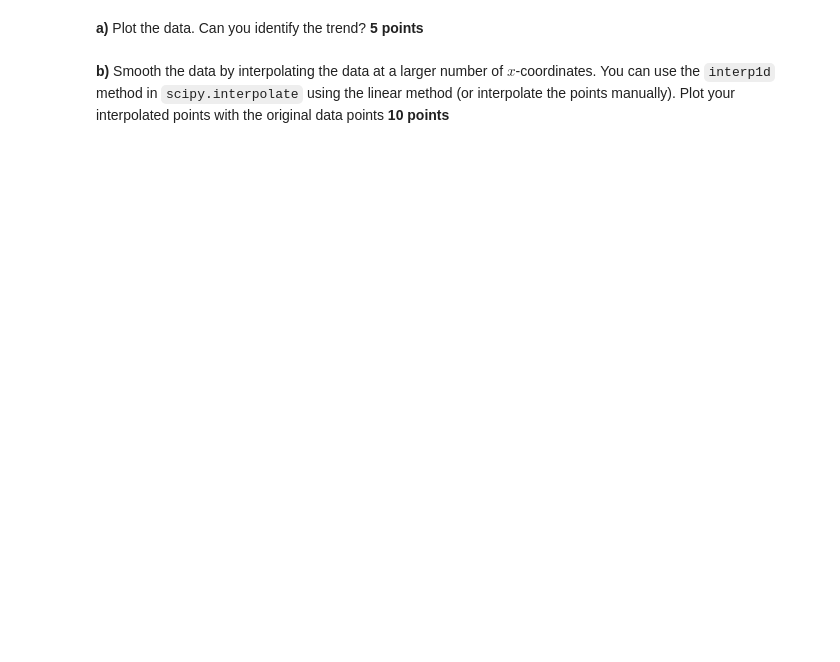
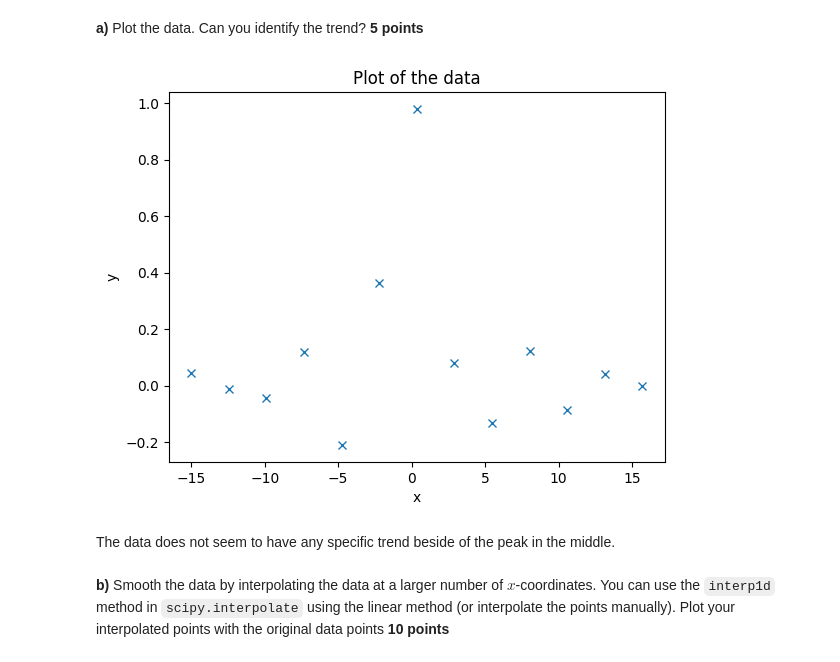
Before and after one commit to DAAP-Summer-2024/interpolation-and-smoothing-xdmc2012, a Jupyter notebook: assignment_6.ipynb, the cells around one changed output. Drawn from its saved outputs; the diff is of its cells as text; code cells hidden in the pictures; blank space fills up the shorter version.

```diff
--- a/assignment_6.ipynb
+++ b/assignment_6.ipynb
@@ -10,0 +11,8 @@ Load the data in `sparse_1.dat`. You will try to find a smooth the data using in
+# %%
+import numpy as np
+import matplotlib.pyplot as plt
+from scipy import interpolate
+
+# load the datafile
+data1 = np.loadtxt("Data/sparse_1.dat")
+print(data1)
@@ -11,4 +33,17 @@ Load the data in `sparse_1.dat`. You will try to find a smooth the data using in
 # %% [markdown]
 **a)** Plot the data. Can you identify the trend? **5 points**
+# %%
+plt.plot(data1[:,0], data1[:,1], "x")
+plt.title("Plot of the data")
+plt.xlabel("x")
+plt.ylabel("y")
+plt.show()
+# %% [output]
+[figure, added]
+# %%
+%%latex
+The data does not seem to have any specific trend beside of the peak in the middle.
+# %% [output]
+The data does not seem to have any specific trend beside of the peak in the middle.
 # %% [markdown]
 **b)** Smooth the data by interpolating the data at a larger number of $x$-coordinates. You can use the `interp1d` method in `scipy.interpolate` using the linear method (or interpolate the points manually). Plot your interpolated points with the original data points **10 points**
```
Also changed, not shown: parts of 16 cells of this notebook.
